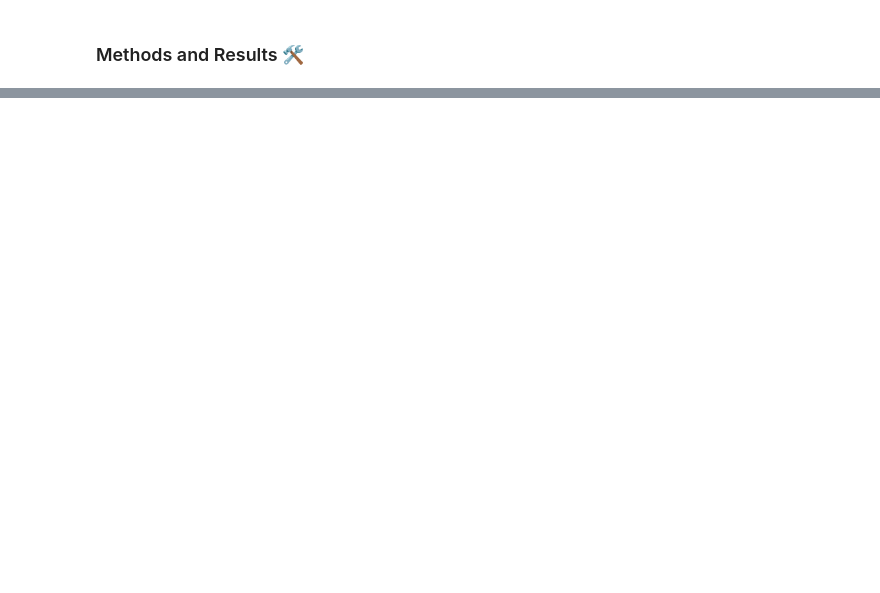
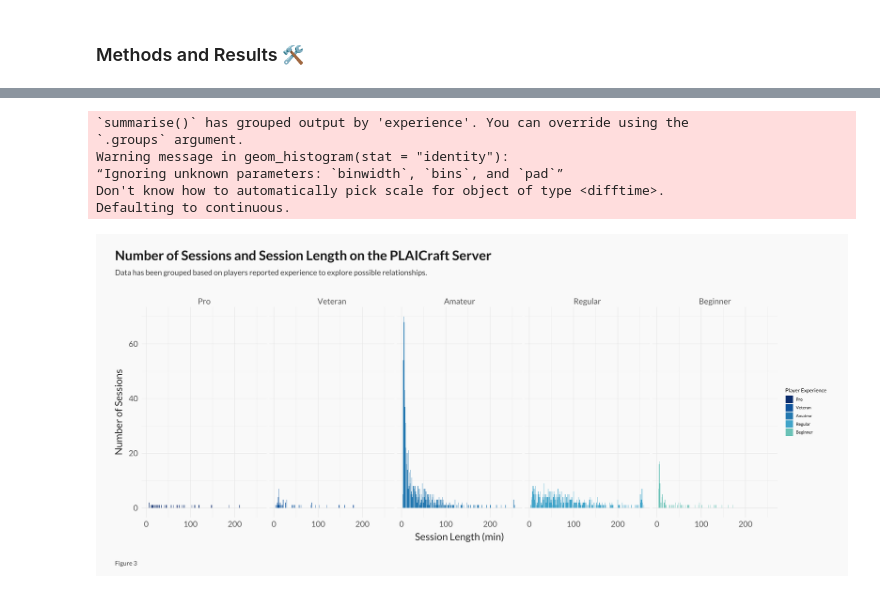
Before and after one commit to liammurray123/DSCI-100-Final-Project, a Jupyter notebook: Analysis.ipynb, the cells around one changed output, grey strips where cells are left out. Drawn from its saved outputs; the diff is of its cells as text; code cells hidden in the pictures; blank space fills up the shorter version.

```diff
--- a/Analysis.ipynb
+++ b/Analysis.ipynb
@@ -437,0 +402,32 @@ argument.
+# %%
+# Exploring how experience relates to the time spend on the server
+
+options(repr.plot.width = 22, repr.plot.height = 10)
+session_info_plt <- merged_data |>
+    # ggplot(aes(x=age, y=session_length, color=played_hours)) +
+    #     geom_point() +
+    #     facet_grid(rows=vars(experience))
+    group_by(experience, session_length) |>
+    summarize(count = n()) |>
+    ggplot(aes(x = session_length, y = count, fill = experience)) +
+    geom_histogram(stat = "identity") +
+    # facet_wrap(~experience, ncol=5) +
+    facet_grid(cols = vars(experience)) +
+    labs(
+        title = "Number of Sessions and Session Length on the PLAICraft Server",
+        subtitle = "Data has been grouped based on players reported experience to explore possible relationships.",
+        x = "Session Length (min)",
+        y = "Number of Sessions",
+        fill = "Player Experience",
+        caption = "Figure 3"
+    )
+
+session_info_plt
+# %% [output]
+`summarise()` has grouped output by 'experience'. You can override using the
+`.groups` argument.
+Warning message in geom_histogram(stat = "identity"):
+“Ignoring unknown parameters: `binwidth`, `bins`, and `pad`”
+Don't know how to automatically pick scale for object of type <difftime>.
+Defaulting to continuous.
+[figure, new version]
```
Also changed, not shown: parts of 34 cells of this notebook, 1 other file.
